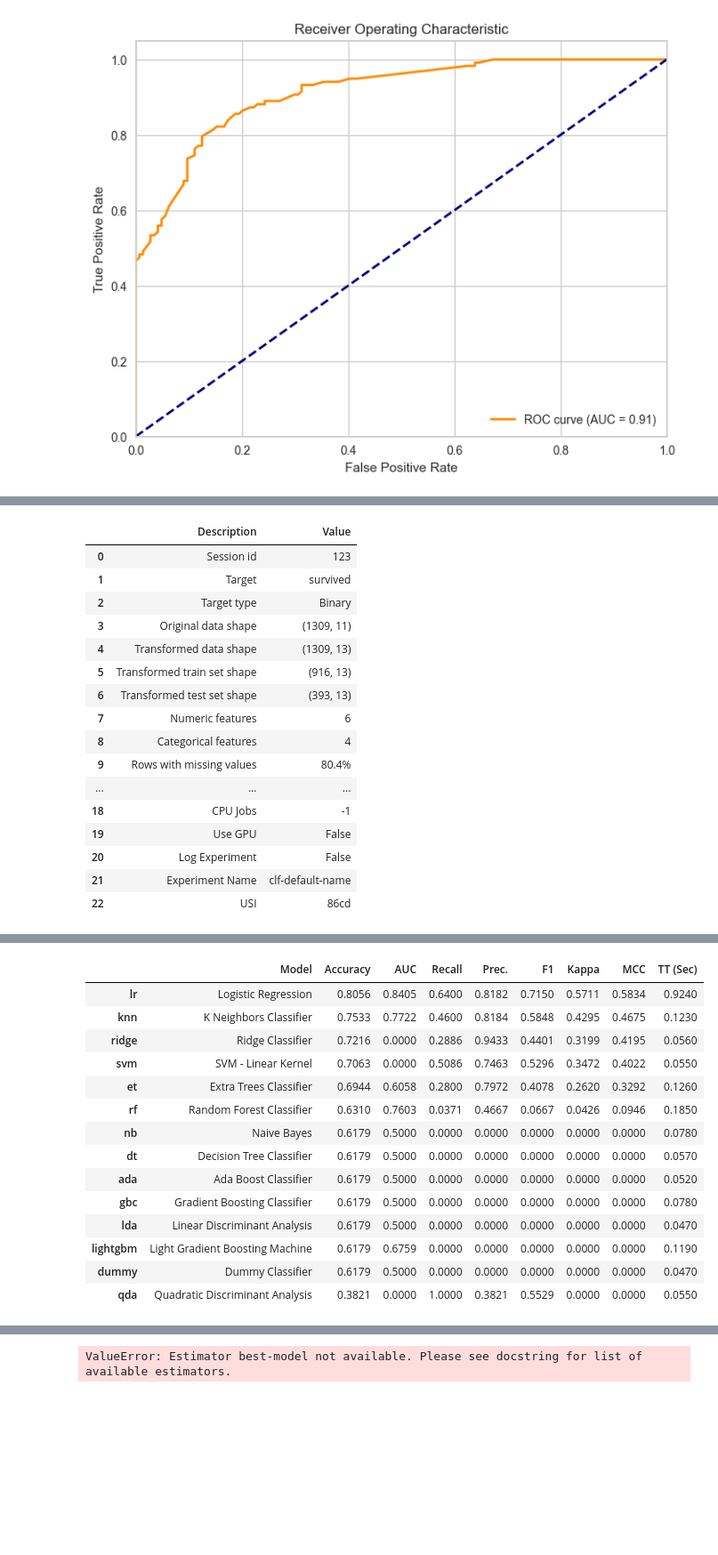
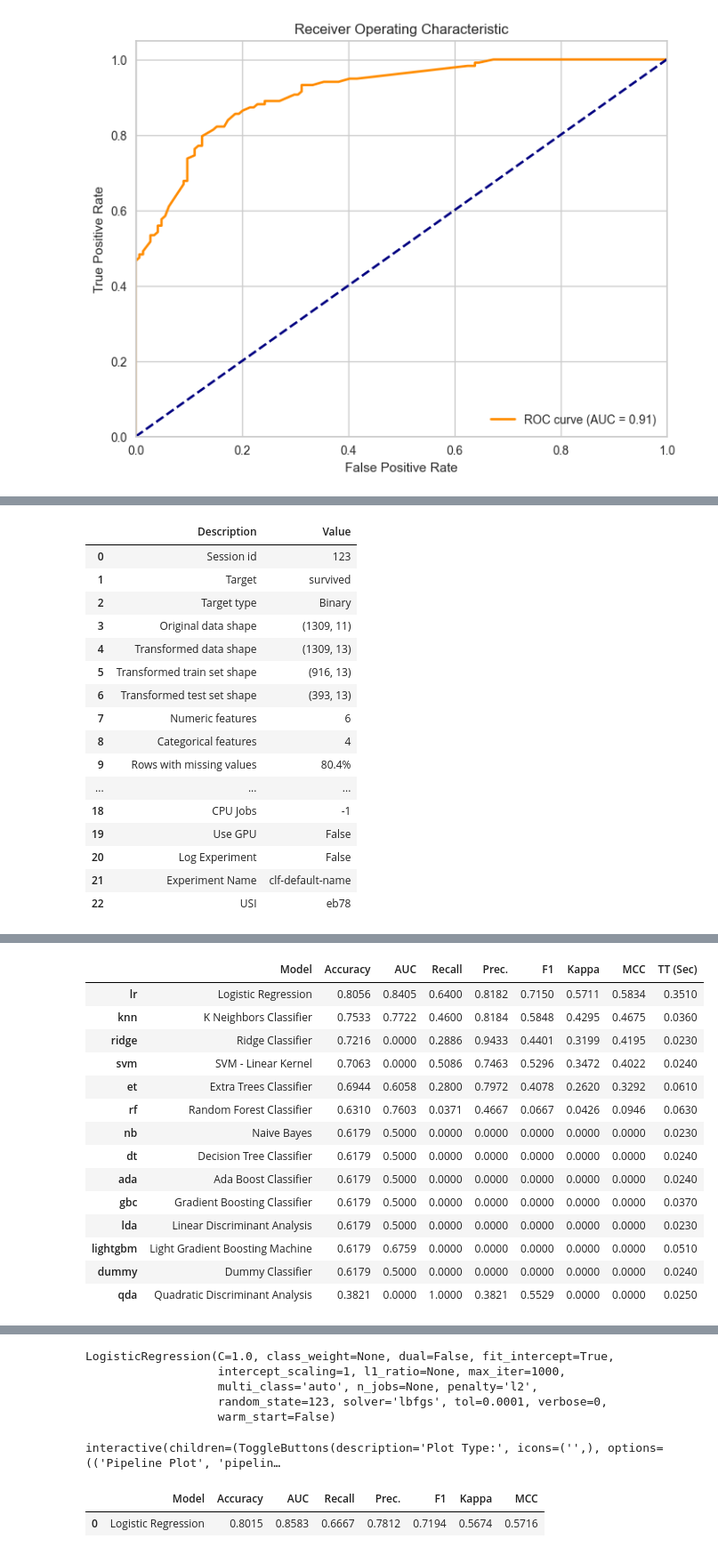
Before and after one commit to HannahCimene/TrioData_Masters, a Jupyter notebook: Files/titanic_dataset/titanic_jeffrey1.ipynb, the cells around one changed output, grey strips where cells are left out. Shown at 89% size. Cells and saved outputs as stored; diff of their text form; code cells hidden in the pictures; blank space fills up the shorter version.

```diff
--- a/Files/titanic_dataset/titanic_jeffrey1.ipynb
+++ b/Files/titanic_dataset/titanic_jeffrey1.ipynb
@@ -121,9 +121,16 @@ plt.show()
 import pandas as pd
 from pycaret.classification import *
 
-clf1 = setup(df, target='survived', session_id=123)
-best_model = compare_models()
-model = create_model('best-model')  # Replace 'best-model' with the model name from the comparison step
-tuned_model = tune_model(model)
-predictions = predict_model(tuned_model, data=df)
+s = setup(df, target = 'survived', session_id = 123)
+
+best = compare_models()
+
+print(best)
+
+evaluate_model(best)
+
+predict_model(best)
+
+predictions = predict_model(best, data=df)
+predictions.head()
 # %% [output]
@@ -149,35 +156,42 @@ Requirement already satisfied: entrypoints in c:\users\eigenaar\appdata\local\pa
 |  | Description | Value |
 | 0 | Session id | 123 |
 | 1 | Target | survived |
 | 2 | Target type | Binary |
 | 3 | Original data shape | (1309, 11) |
 | 4 | Transformed data shape | (1309, 13) |
 | 5 | Transformed train set shape | (916, 13) |
 | 6 | Transformed test set shape | (393, 13) |
 | 7 | Numeric features | 6 |
 | 8 | Categorical features | 4 |
 | 9 | Rows with missing values | 80.4% |
 | ... | ... | ... |
 | 18 | CPU Jobs | -1 |
 | 19 | Use GPU | False |
 | 20 | Log Experiment | False |
 | 21 | Experiment Name | clf-default-name |
-| 22 | USI | 86cd |
+| 22 | USI | eb78 |
 [interactive output not drawn]
 |  | Model | Accuracy | AUC | Recall | Prec. | F1 | Kappa | MCC | TT (Sec) |
-| lr | Logistic Regression | 0.8056 | 0.8405 | 0.6400 | 0.8182 | 0.7150 | 0.5711 | 0.5834 | 0.9240 |
-| knn | K Neighbors Classifier | 0.7533 | 0.7722 | 0.4600 | 0.8184 | 0.5848 | 0.4295 | 0.4675 | 0.1230 |
-| ridge | Ridge Classifier | 0.7216 | 0.0000 | 0.2886 | 0.9433 | 0.4401 | 0.3199 | 0.4195 | 0.0560 |
-| svm | SVM - Linear Kernel | 0.7063 | 0.0000 | 0.5086 | 0.7463 | 0.5296 | 0.3472 | 0.4022 | 0.0550 |
-| et | Extra Trees Classifier | 0.6944 | 0.6058 | 0.2800 | 0.7972 | 0.4078 | 0.2620 | 0.3292 | 0.1260 |
-| rf | Random Forest Classifier | 0.6310 | 0.7603 | 0.0371 | 0.4667 | 0.0667 | 0.0426 | 0.0946 | 0.1850 |
-| nb | Naive Bayes | 0.6179 | 0.5000 | 0.0000 | 0.0000 | 0.0000 | 0.0000 | 0.0000 | 0.0780 |
-| dt | Decision Tree Classifier | 0.6179 | 0.5000 | 0.0000 | 0.0000 | 0.0000 | 0.0000 | 0.0000 | 0.0570 |
-| ada | Ada Boost Classifier | 0.6179 | 0.5000 | 0.0000 | 0.0000 | 0.0000 | 0.0000 | 0.0000 | 0.0520 |
-| gbc | Gradient Boosting Classifier | 0.6179 | 0.5000 | 0.0000 | 0.0000 | 0.0000 | 0.0000 | 0.0000 | 0.0780 |
-| lda | Linear Discriminant Analysis | 0.6179 | 0.5000 | 0.0000 | 0.0000 | 0.0000 | 0.0000 | 0.0000 | 0.0470 |
-| lightgbm | Light Gradient Boosting Machine | 0.6179 | 0.6759 | 0.0000 | 0.0000 | 0.0000 | 0.0000 | 0.0000 | 0.1190 |
-| dummy | Dummy Classifier | 0.6179 | 0.5000 | 0.0000 | 0.0000 | 0.0000 | 0.0000 | 0.0000 | 0.0470 |
-| qda | Quadratic Discriminant Analysis | 0.3821 | 0.0000 | 1.0000 | 0.3821 | 0.5529 | 0.0000 | 0.0000 | 0.0550 |
+| lr | Logistic Regression | 0.8056 | 0.8405 | 0.6400 | 0.8182 | 0.7150 | 0.5711 | 0.5834 | 0.3510 |
+| knn | K Neighbors Classifier | 0.7533 | 0.7722 | 0.4600 | 0.8184 | 0.5848 | 0.4295 | 0.4675 | 0.0360 |
+| ridge | Ridge Classifier | 0.7216 | 0.0000 | 0.2886 | 0.9433 | 0.4401 | 0.3199 | 0.4195 | 0.0230 |
+| svm | SVM - Linear Kernel | 0.7063 | 0.0000 | 0.5086 | 0.7463 | 0.5296 | 0.3472 | 0.4022 | 0.0240 |
+| et | Extra Trees Classifier | 0.6944 | 0.6058 | 0.2800 | 0.7972 | 0.4078 | 0.2620 | 0.3292 | 0.0610 |
+| rf | Random Forest Classifier | 0.6310 | 0.7603 | 0.0371 | 0.4667 | 0.0667 | 0.0426 | 0.0946 | 0.0630 |
+| nb | Naive Bayes | 0.6179 | 0.5000 | 0.0000 | 0.0000 | 0.0000 | 0.0000 | 0.0000 | 0.0230 |
+| dt | Decision Tree Classifier | 0.6179 | 0.5000 | 0.0000 | 0.0000 | 0.0000 | 0.0000 | 0.0000 | 0.0240 |
+| ada | Ada Boost Classifier | 0.6179 | 0.5000 | 0.0000 | 0.0000 | 0.0000 | 0.0000 | 0.0000 | 0.0240 |
+| gbc | Gradient Boosting Classifier | 0.6179 | 0.5000 | 0.0000 | 0.0000 | 0.0000 | 0.0000 | 0.0000 | 0.0370 |
+| lda | Linear Discriminant Analysis | 0.6179 | 0.5000 | 0.0000 | 0.0000 | 0.0000 | 0.0000 | 0.0000 | 0.0230 |
+| lightgbm | Light Gradient Boosting Machine | 0.6179 | 0.6759 | 0.0000 | 0.0000 | 0.0000 | 0.0000 | 0.0000 | 0.0510 |
+| dummy | Dummy Classifier | 0.6179 | 0.5000 | 0.0000 | 0.0000 | 0.0000 | 0.0000 | 0.0000 | 0.0240 |
+| qda | Quadratic Discriminant Analysis | 0.3821 | 0.0000 | 1.0000 | 0.3821 | 0.5529 | 0.0000 | 0.0000 | 0.0250 |
 [interactive output not drawn]
-ValueError: Estimator best-model not available. Please see docstring for list of available estimators.
+LogisticRegression(C=1.0, class_weight=None, dual=False, fit_intercept=True,
+                   intercept_scaling=1, l1_ratio=None, max_iter=1000,
+                   multi_class='auto', n_jobs=None, penalty='l2',
+                   random_state=123, solver='lbfgs', tol=0.0001, verbose=0,
+                   warm_start=False)
+interactive(children=(ToggleButtons(description='Plot Type:', icons=('',), options=(('Pipeline Plot', 'pipelin…
+|  | Model | Accuracy | AUC | Recall | Prec. | F1 | Kappa | MCC |
+| 0 | Logistic Regression | 0.8015 | 0.8583 | 0.6667 | 0.7812 | 0.7194 | 0.5674 | 0.5716 |
```
Also changed, not shown: parts of 1 cell of this notebook, 2 other files.
